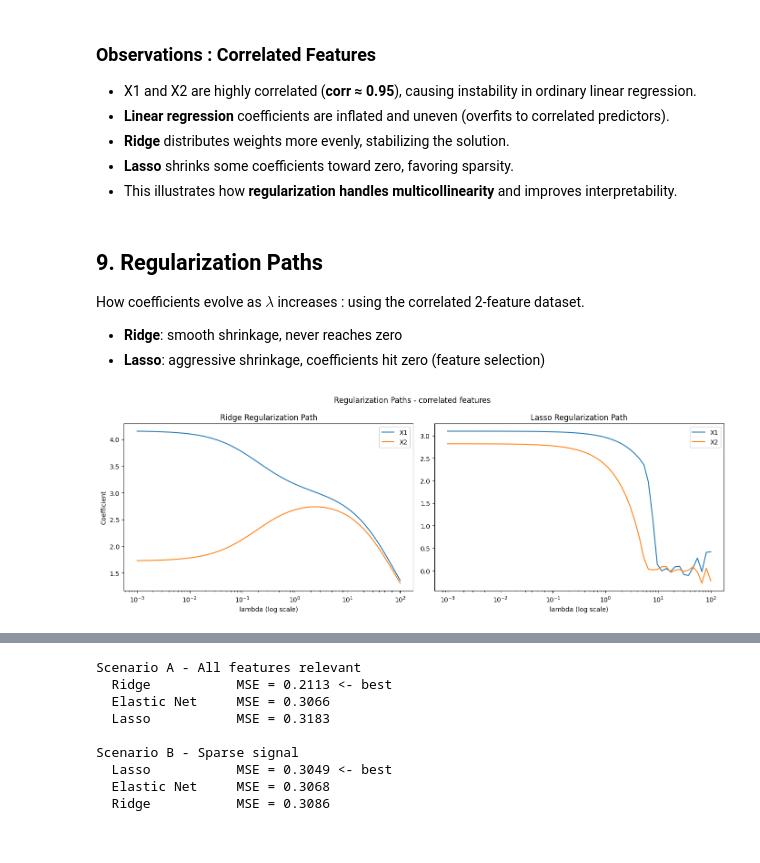
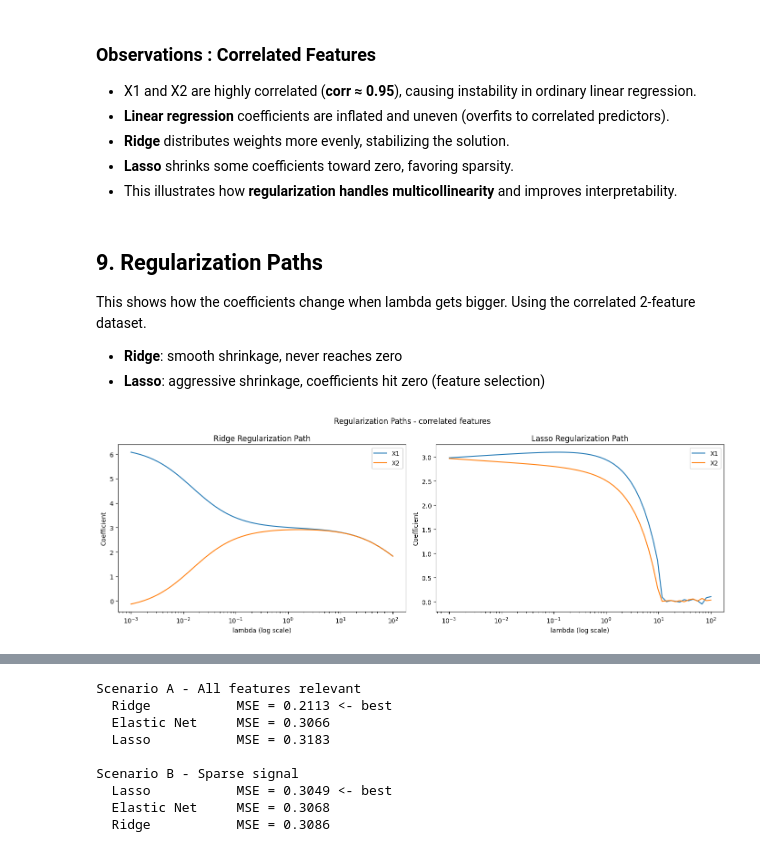
Before and after one commit to teofoli-matteo/Regularization, a Jupyter notebook: Regularization.ipynb, the cells around one changed output, grey strips where cells are left out. Saved outputs shown, nothing was run; the diff lists cells and outputs as text; code cells hidden in the pictures.

```diff
--- a/Regularization.ipynb
+++ b/Regularization.ipynb
@@ -628,56 +652,61 @@ Lasso:  [4.60337825 1.13780089]
 # %% [markdown]
 ## 9. Regularization Paths
 
-How coefficients evolve as $\lambda$ increases : using the correlated 2-feature dataset.
+This shows how the coefficients change when lambda gets bigger. Using the correlated 2-feature dataset.
 
 - **Ridge**: smooth shrinkage, never reaches zero
 - **Lasso**: aggressive shrinkage, coefficients hit zero (feature selection)
 # %%
-Xb_corr      = add_bias(X_corr)
+Xb_corr = add_bias(X_corr)
 lambdas_path = np.logspace(-3, 2, 60)
 
-# Ridge path (closed-form)
+# Ridge path
 ridge_path = []
 for lam in lambdas_path:
     I = np.eye(Xb_corr.shape[1])
     I[0, 0] = 0
-    w = np.linalg.inv(Xb_corr.T @ Xb_corr +  lam * I) @ Xb_corr.T @ y_corr
+    w = np.linalg.inv(Xb_corr.T @ Xb_corr + lam * I) @ Xb_corr.T @ y_corr
     ridge_path.append(w)
 ridge_path = np.array(ridge_path)
 
-# Lasso path (GD)
+# Lasso path with warm start
 lasso_path = []
 n_c = len(y_corr)
+w = np.zeros(Xb_corr.shape[1])   # start once
+
 for lam in lambdas_path:
-    w = np.zeros(Xb_corr.shape[1])
-    for _ in range(2000):
-        error      = Xb_corr @ w - y_corr
-        grad       = (2/n_c) * Xb_corr.T @ error
-        subgrad    = np.sign(w)
+    for _ in range(5000):
+        error = Xb_corr @ w - y_corr
+        grad = (2 / n_c) * (Xb_corr.T @ error)
+        subgrad = np.sign(w)
         subgrad[0] = 0
-        w         -= 0.005 * (grad + lam * subgrad)
+        w -= 0.001 * (grad + lam * subgrad)
     lasso_path.append(w.copy())
+
 lasso_path = np.array(lasso_path)
 
 fig, axes = plt.subplots(1, 2, figsize=(14, 5))
 
+# Ridge plot
 axes[0].plot(lambdas_path, ridge_path[:, 1], label='X1')
 axes[0].plot(lambdas_path, ridge_path[:, 2], label='X2')
 axes[0].set_xscale('log')
 axes[0].set_title('Ridge Regularization Path')
 axes[0].set_xlabel('lambda (log scale)')
 axes[0].set_ylabel('Coefficient')
 axes[0].legend()
 
+# Lasso plot
 axes[1].plot(lambdas_path, lasso_path[:, 1], label='X1')
 axes[1].plot(lambdas_path, lasso_path[:, 2], label='X2')
 axes[1].set_xscale('log')
 axes[1].set_title('Lasso Regularization Path')
 axes[1].set_xlabel('lambda (log scale)')
+axes[1].set_ylabel('Coefficient')
 axes[1].legend()
 
 plt.suptitle('Regularization Paths - correlated features')
 plt.tight_layout()
 plt.show()
 # %% [output]
-[figure, old version]
+[figure, new version]
```
Also changed, not shown: parts of 15 cells of this notebook.
